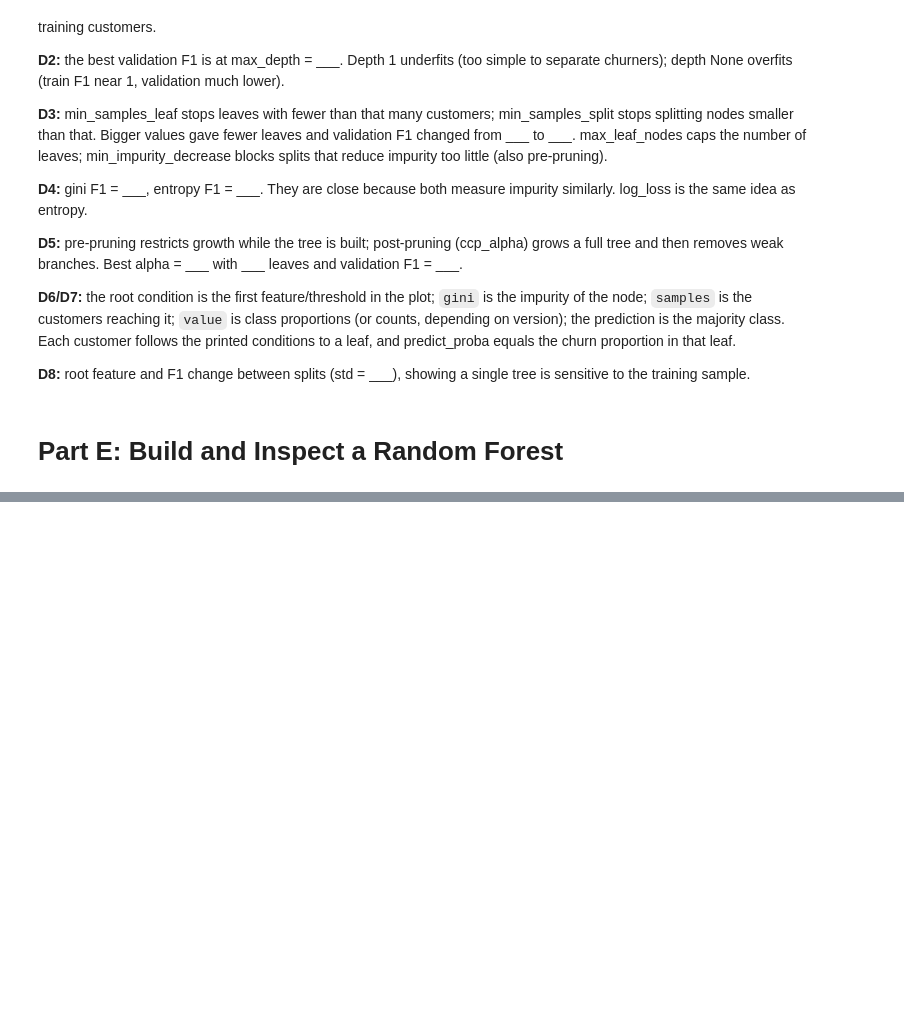
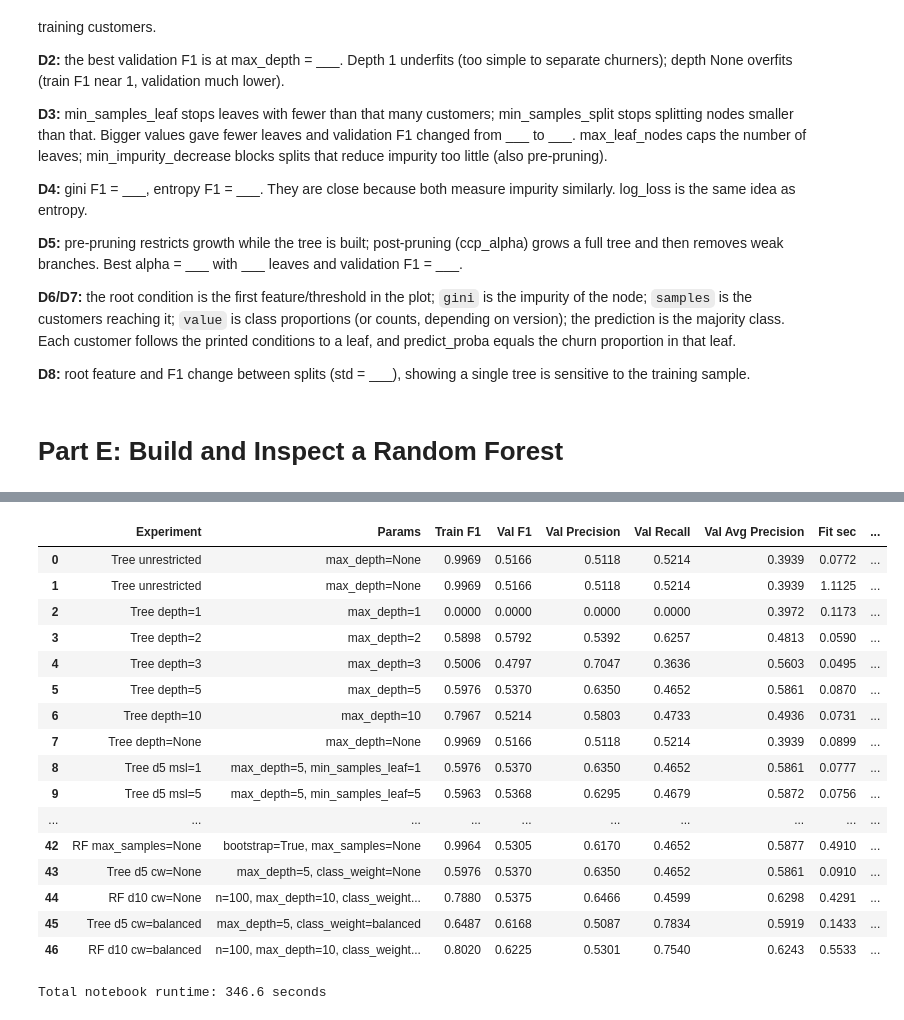
Before and after one commit to MonaMobeen/customer-churn-prediction-ml, a Jupyter notebook: churn_final.ipynb, the cells around one changed output, grey strips where cells are left out. Saved outputs shown, nothing was run; the diff lists cells and outputs as text; code cells hidden in the pictures; blank space fills up the shorter version.

```diff
--- a/churn_final.ipynb
+++ b/churn_final.ipynb
@@ -617,0 +1213,27 @@ NameError: name 'rf_pipe' is not defined
+# %%
+import time
+import pandas as pd
+
+results_df = pd.DataFrame(results_log)
+display(results_df.round(4))
+results_df.to_csv("results_table.csv", index=False)
+print("Total notebook runtime: %.1f seconds" % (time.time() - NOTEBOOK_START))
+# %% [output]
+|  | Experiment | Params | Train F1 | Val F1 | Val Precision | Val Recall | Val Avg Precision | Fit sec | ... |
+| 0 | Tree unrestricted | max_depth=None | 0.9969 | 0.5166 | 0.5118 | 0.5214 | 0.3939 | 0.0772 | ... |
+| 1 | Tree unrestricted | max_depth=None | 0.9969 | 0.5166 | 0.5118 | 0.5214 | 0.3939 | 1.1125 | ... |
+| 2 | Tree depth=1 | max_depth=1 | 0.0000 | 0.0000 | 0.0000 | 0.0000 | 0.3972 | 0.1173 | ... |
+| 3 | Tree depth=2 | max_depth=2 | 0.5898 | 0.5792 | 0.5392 | 0.6257 | 0.4813 | 0.0590 | ... |
+| 4 | Tree depth=3 | max_depth=3 | 0.5006 | 0.4797 | 0.7047 | 0.3636 | 0.5603 | 0.0495 | ... |
+| 5 | Tree depth=5 | max_depth=5 | 0.5976 | 0.5370 | 0.6350 | 0.4652 | 0.5861 | 0.0870 | ... |
+| 6 | Tree depth=10 | max_depth=10 | 0.7967 | 0.5214 | 0.5803 | 0.4733 | 0.4936 | 0.0731 | ... |
+| 7 | Tree depth=None | max_depth=None | 0.9969 | 0.5166 | 0.5118 | 0.5214 | 0.3939 | 0.0899 | ... |
+| 8 | Tree d5 msl=1 | max_depth=5, min_samples_leaf=1 | 0.5976 | 0.5370 | 0.6350 | 0.4652 | 0.5861 | 0.0777 | ... |
+| 9 | Tree d5 msl=5 | max_depth=5, min_samples_leaf=5 | 0.5963 | 0.5368 | 0.6295 | 0.4679 | 0.5872 | 0.0756 | ... |
+| ... | ... | ... | ... | ... | ... | ... | ... | ... | ... |
+| 42 | RF max_samples=None | bootstrap=True, max_samples=None | 0.9964 | 0.5305 | 0.6170 | 0.4652 | 0.5877 | 0.4910 | ... |
+| 43 | Tree d5 cw=None | max_depth=5, class_weight=None | 0.5976 | 0.5370 | 0.6350 | 0.4652 | 0.5861 | 0.0910 | ... |
+| 44 | RF d10 cw=None | n=100, max_depth=10, class_weight... | 0.7880 | 0.5375 | 0.6466 | 0.4599 | 0.6298 | 0.4291 | ... |
+| 45 | Tree d5 cw=balanced | max_depth=5, class_weight=balanced | 0.6487 | 0.6168 | 0.5087 | 0.7834 | 0.5919 | 0.1433 | ... |
+| 46 | RF d10 cw=balanced | n=100, max_depth=10, class_weight... | 0.8020 | 0.6225 | 0.5301 | 0.7540 | 0.6243 | 0.5533 | ... |
+Total notebook runtime: 346.6 seconds
```
Also changed, not shown: parts of 22 cells of this notebook, 6 other files.
